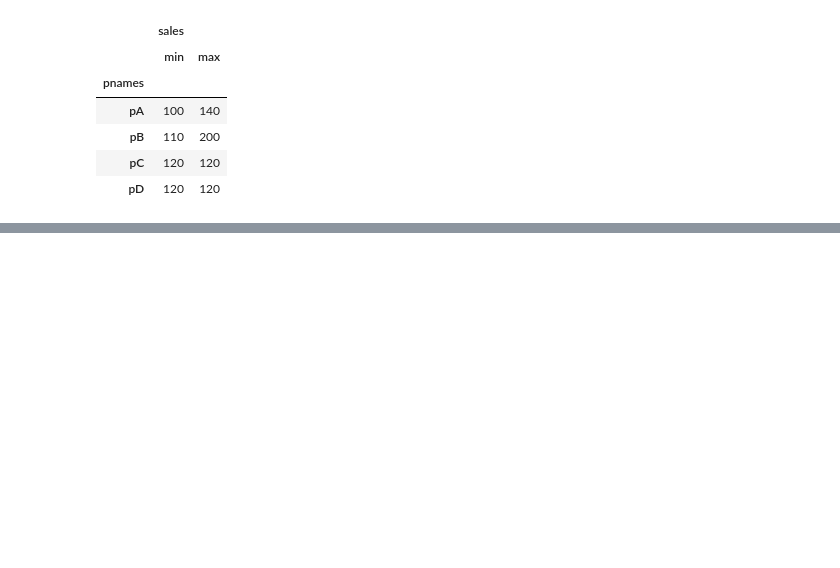
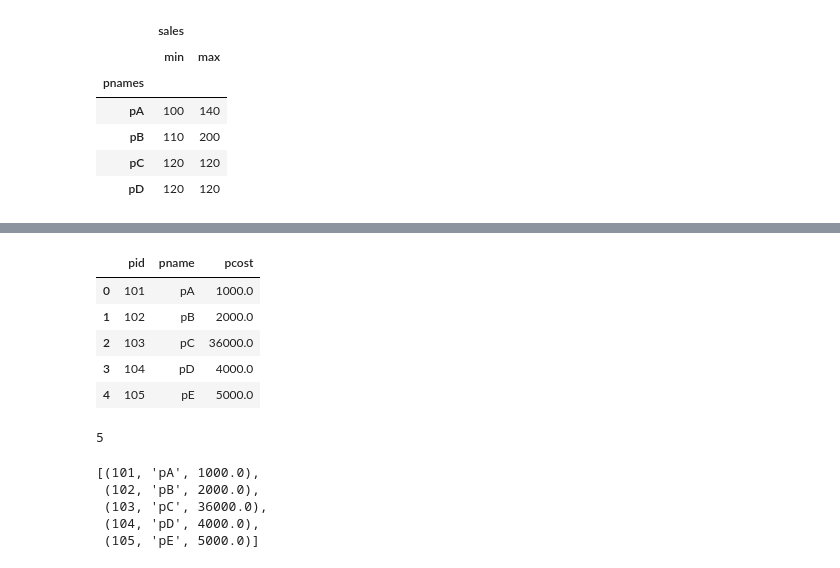
Before and after one commit to pakarthikstudent/MLOps_Dec-, a Jupyter notebook: DAY2/DE-MLOPs-2.ipynb, the cells around one changed output, grey strips where cells are left out. Saved outputs shown, nothing was run; the diff lists cells and outputs as text; code cells hidden in the pictures; blank space fills up the shorter version.

```diff
--- a/DAY2/DE-MLOPs-2.ipynb
+++ b/DAY2/DE-MLOPs-2.ipynb
@@ -470,0 +570,3 @@ df.groupby('pnames').agg(['min','max'])
+# %%
+df_prod = pd.read_csv('products.csv') # Extract
+df_prod.info()
@@ -470,0 +584,26 @@ df.groupby('pnames').agg(['min','max'])
+# %%
+# Transform
+df_prod['pcost'] = df_prod.apply(lambda a: a['pcost'] * 12.0 if a['pname'] == 'pC' else a['pcost'],axis=1)
+df_prod
+# %% [output]
+|  | pid | pname | pcost |
+| 0 | 101 | pA | 1000.0 |
+| 1 | 102 | pB | 2000.0 |
+| 2 | 103 | pC | 36000.0 |
+| 3 | 104 | pD | 4000.0 |
+| 4 | 105 | pE | 5000.0 |
+# %%
+# Load
+con = sqlite3.connect("products_etl.db")
+df_prod.to_sql('product',con,if_exists='replace',index=False)
+# %% [output]
+5
+# %%
+# Testing
+list(con.execute("select *from product"))
+# %% [output]
+[(101, 'pA', 1000.0),
+ (102, 'pB', 2000.0),
+ (103, 'pC', 36000.0),
+ (104, 'pD', 4000.0),
+ (105, 'pE', 5000.0)]
```
Also changed, not shown: parts of 21 cells of this notebook.
